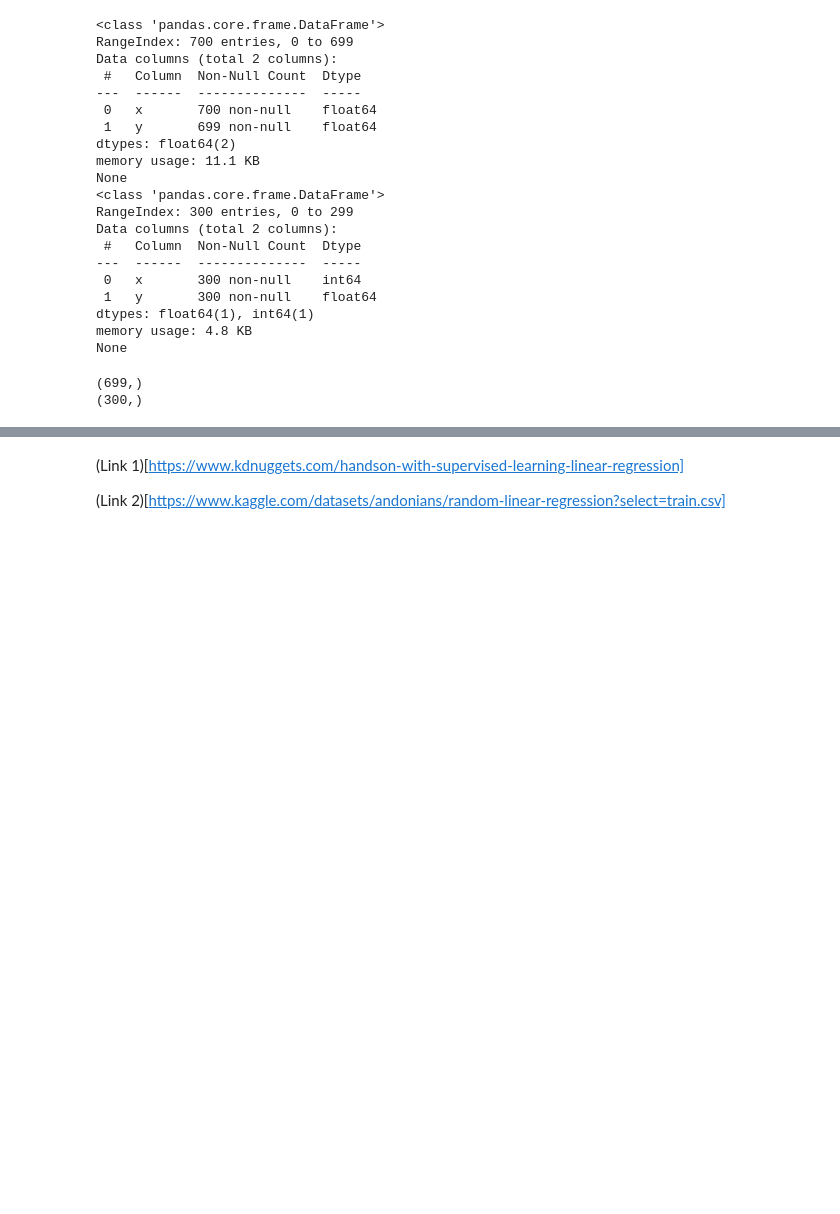
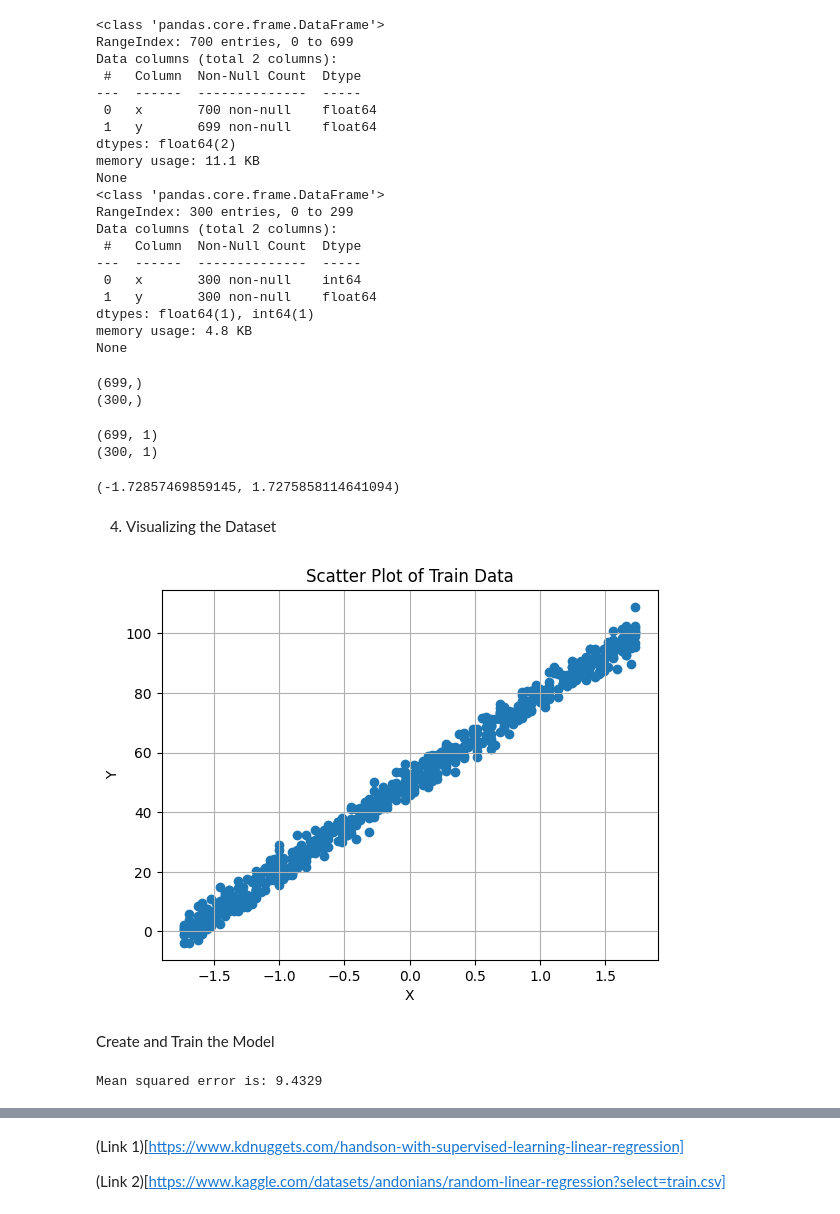
Before and after one commit to anumit-web/machine-learning-and-python-interview-2024, a Jupyter notebook: machine learning/Supervised_Learning_Linear_Regression_1.ipynb, the cells around one changed output, grey strips where cells are left out. Drawn from its saved outputs; the diff is of its cells as text; code cells hidden in the pictures; blank space fills up the shorter version.

```diff
--- a/machine learning/Supervised_Learning_Linear_Regression_1.ipynb
+++ b/machine learning/Supervised_Learning_Linear_Regression_1.ipynb
@@ -113,3 +113,51 @@ print(X_test.shape)
 # %% [output]
 (699,)
 (300,)
+# %%
+X_train = X_train.values.reshape(-1, 1)
+X_test = X_test.values.reshape(-1,1)
+# %%
+print(X_train.shape)
+print(X_test.shape)
+# %% [output]
+(699, 1)
+(300, 1)
+# %%
+# Standardization:
+
+scaler = StandardScaler()
+scaler.fit(X_train)
+X_train = scaler.transform(X_train)
+X_test = scaler.transform(X_test)
+print((X_train.min(),X_train.max()))
+# %% [output]
+(-1.72857469859145, 1.7275858114641094)
+# %% [markdown]
+4. Visualizing the Dataset
+# %%
+# Create a scatter plot
+plt.scatter(X_train, y_train)
+plt.xlabel('X')
+plt.ylabel('Y')
+plt.title('Scatter Plot of Train Data')
+plt.grid(True)  # Enable grid
+plt.show()
+# %% [output]
+[figure, added]
+# %% [markdown]
+Create and Train the Model
+# %%
+# Create a Linear Regression model
+model = LinearRegression()
+
+# Fit the model to the training data
+model.fit(X_train, y_train)
+
+# Use the trained model to predict the target values for the test data
+predictions = model.predict(X_test)
+
+# Calculate the mean squared error (MSE) as the evaluation metric to assess model performance
+mse = mean_squared_error(y_test, predictions)
+print(f'Mean squared error is: {mse:.4f}')
+# %% [output]
+Mean squared error is: 9.4329
```
Also changed, not shown: parts of 2 cells of this notebook.
